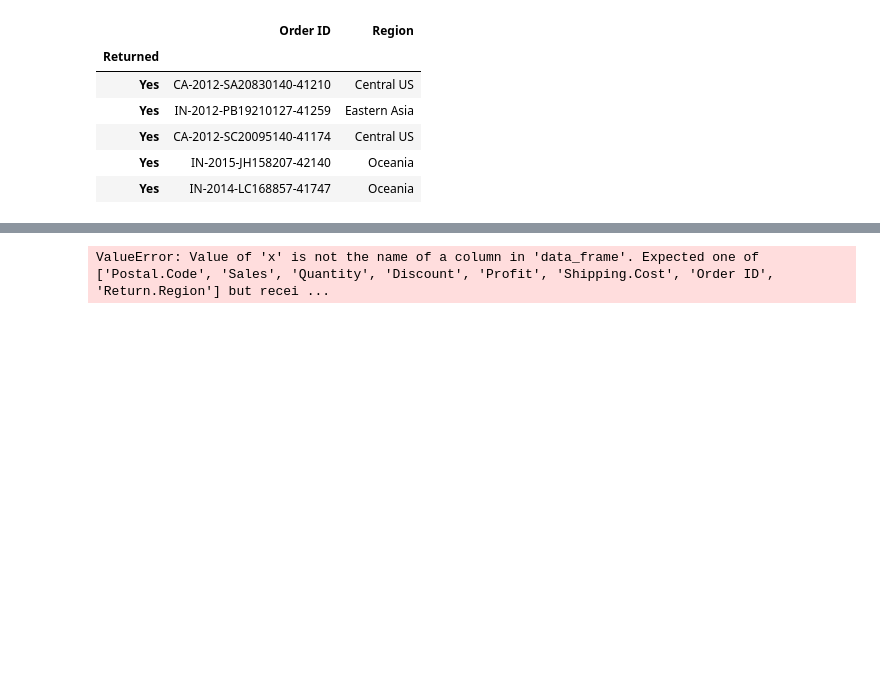
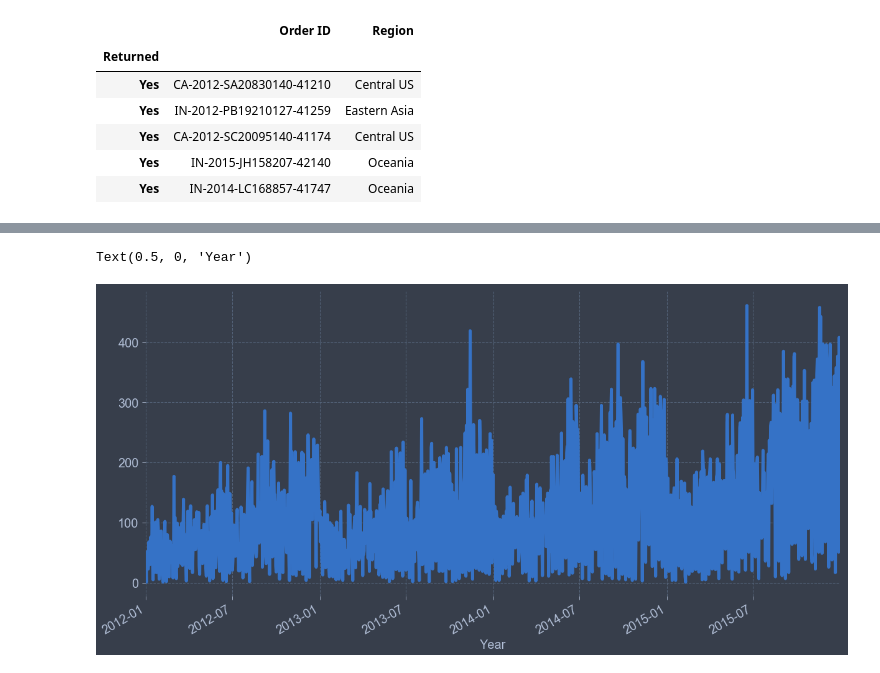
Before and after one commit to ChungHHuang/ML_Lab, a Jupyter notebook: kate/ML_Lab.ipynb, the cells around one changed output, grey strips where cells are left out. Saved outputs shown, nothing was run; the diff lists cells and outputs as text; code cells hidden in the pictures; blank space fills up the shorter version.

```diff
--- a/kate/ML_Lab.ipynb
+++ b/kate/ML_Lab.ipynb
@@ -96,10 +89,10 @@ orders['Profit'] = orders['Profit'].replace('[\$,]', '', regex=True).astype(floa
 # %%
 #1.Is there any seasonal trend of inventory in the company?
-#season = orders.groupby(['year','month']).sum()
-fig = px.bar(season, x=season.index.levels[0], y='Quantity')
-#fig.show()
-#season.index[['year']
+orderseason = orders.groupby(['Order.Date'])['Quantity'].sum()
+orderseason.plot(figsize=(20,10), linewidth=5, fontsize=20)
+plt.xlabel('Year', fontsize=20) #orderseason.index.year);
 # %% [output]
-ValueError: Value of 'x' is not the name of a column in 'data_frame'. Expected one of ['Postal.Code', 'Sales', 'Quantity', 'Discount', 'Profit', 'Shipping.Cost', 'Order ID', 'Return.Region'] but recei ...
+Text(0.5, 0, 'Year')
+[figure, added]
 # %%
 #2. Is the seasonal trend the same for different categories?
```
Also changed, not shown: parts of 18 cells of this notebook.
